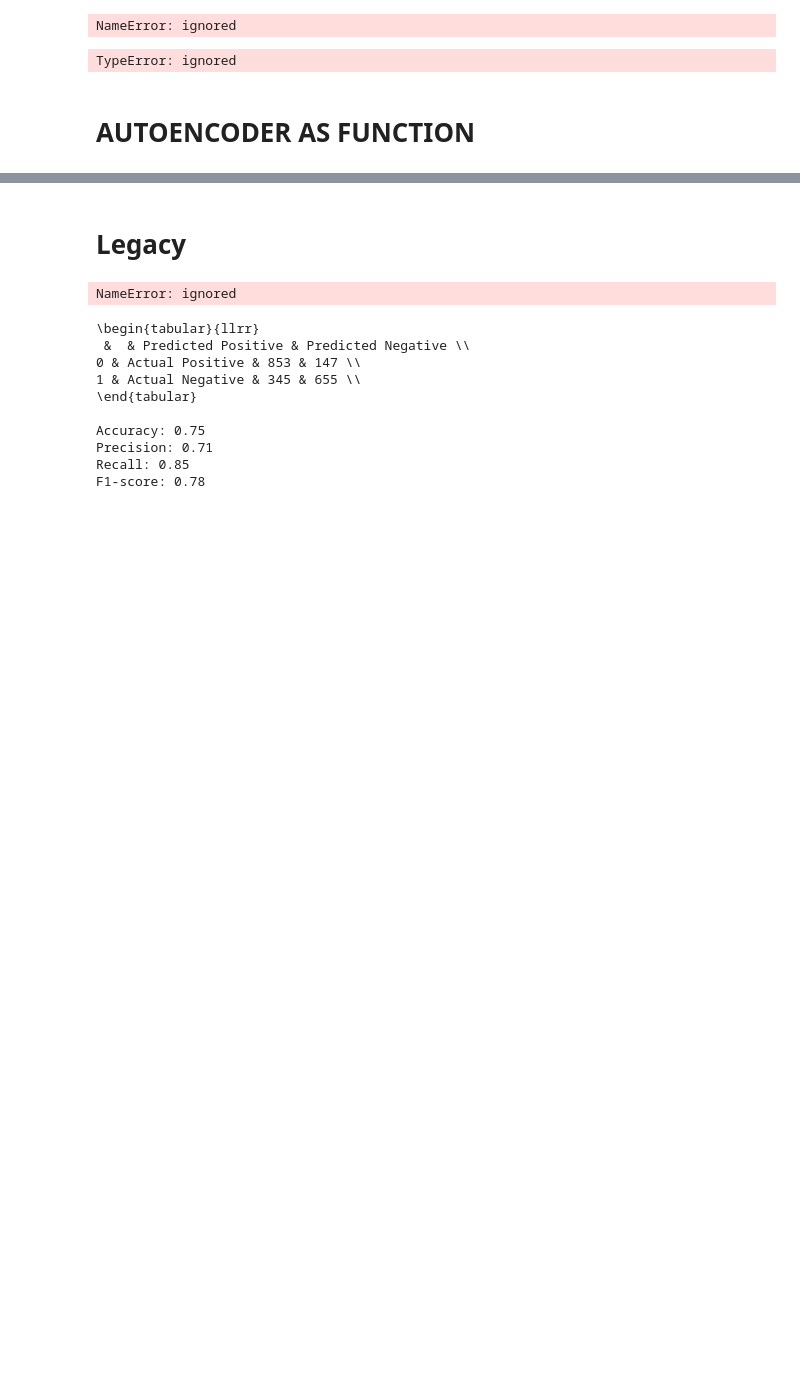
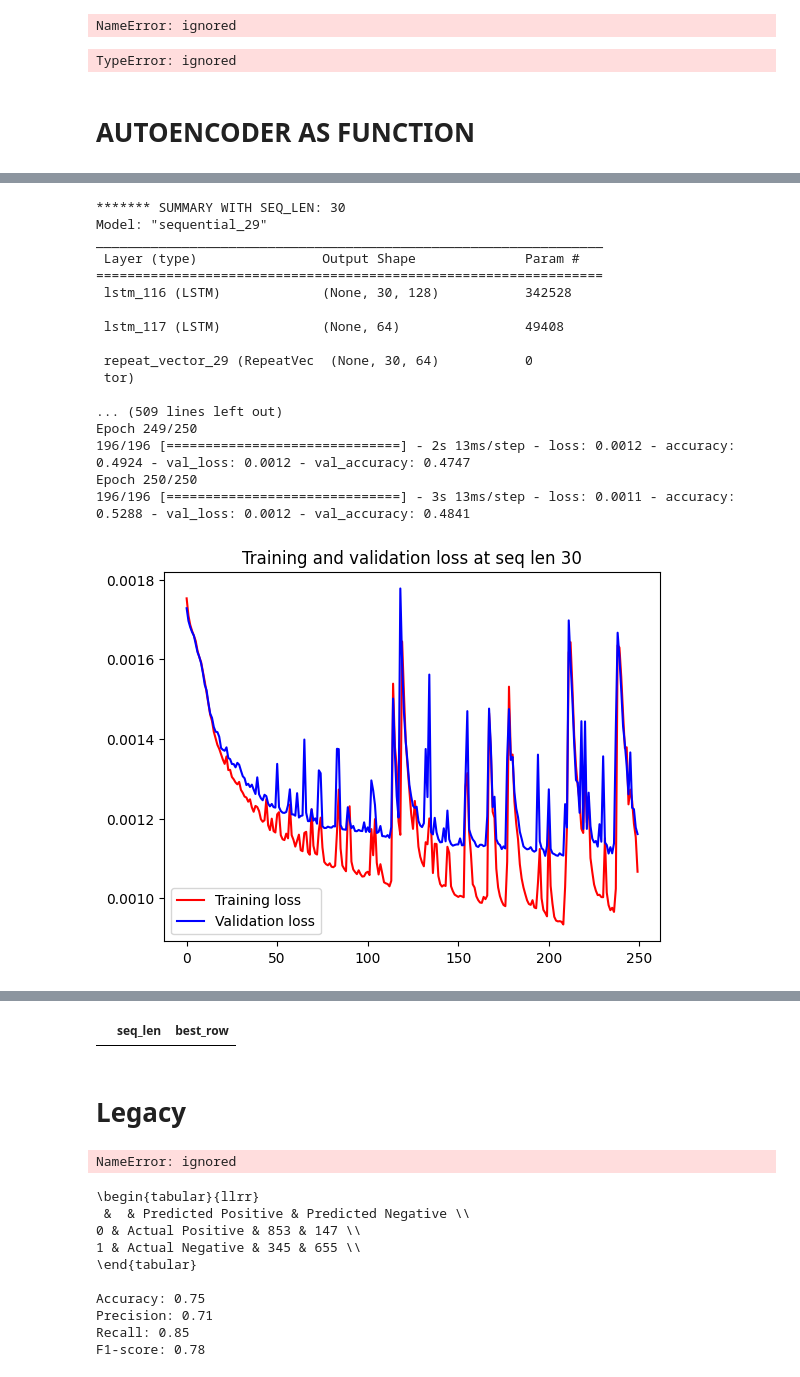
Before and after one commit to Eidell/gRPC-log-LSTM-Anomaly-Detection, a Jupyter notebook: lstm.ipynb, the cells around one changed output, grey strips where cells are left out. Drawn from its saved outputs; the diff is of its cells as text; code cells hidden in the pictures; blank space fills up the shorter version.

```diff
--- a/lstm.ipynb
+++ b/lstm.ipynb
@@ -539,7 +537,7 @@ window_results_df = pd.DataFrame(columns=['seq_len', 'best_acc'])
 
 def autoencode(seq_len, epochs):
 
-  print('TRAINDF SHAPE: ' + str(train_df.shape))
+  #print('TRAINDF SHAPE: ' + str(train_df.shape))
   '''preprosses'''
   def shape(df):
     features = train_df.shape[1]
@@ -553,7 +551,7 @@ def autoencode(seq_len, epochs):
 
   x_train_shaped = shape(train_df.copy())
   x_test_shaped = shape(test_df.copy())
-  print("X_TRAIN_SHAPED SHAPE: " + str(x_train_shaped.shape))
+  #print("X_TRAIN_SHAPED SHAPE: " + str(x_train_shaped.shape))
   '''define model'''
   model = Sequential()
 
@@ -603,13 +601,16 @@ def autoencode(seq_len, epochs):
   X_pred_test = model.predict(x_test_shaped)
   #model.save('model{}.h5'.format(seq_len))
 
-  print("****** MSE CALC *******")
+  #print("****** MSE CALC *******")
   mse_train = calc_mse(x_train_shaped, X_pred)
   mse_test = calc_mse(x_test_shaped, X_pred_test)
 
   print("****** {} THRESHOLD LOOPING *******".format(seq_len))
   current_results_df = threshold_loop(mse_train,mse_test)
 
-
-  best_row = results_df.iloc[results_df['Accuracy'].idxmax()]
-  window_results_df.loc[seq_len] = best_row
+  '''  print("********* RESULTS ********")
+    print(current_results_df)
+    print("***********")
+  '''
+  best_row = current_results_df.iloc[current_results_df['Accuracy'].idxmax()]
+  window_results_df.loc[seq_len] = [seq_len, best_row]
@@ -628,7 +617,7 @@ Name: 13, dtype: float64
 # %%
 window_results_df = pd.DataFrame(columns=['seq_len', 'best_row'])
-epochs = 5
-for seq_len in [10,20]:
+epochs = 100
+for seq_len in [20,30,50,70,100]:
   autoencode(seq_len, epochs)
 window_results_df
 # %% [output]
@@ -656,0 +644,25 @@ Epoch 5/5
+# %%
+results30_df = pd.DataFrame(columns=['seq_len', 'best_row'])
+epochs = 250
+for seq_len in [30]:
+  autoencode(seq_len, epochs)
+results30_df
+# %% [output]
+******* SUMMARY WITH SEQ_LEN: 30
+Model: "sequential_29"
+_________________________________________________________________
+ Layer (type)                Output Shape              Param #
+=================================================================
+ lstm_116 (LSTM)             (None, 30, 128)           342528
+
+ lstm_117 (LSTM)             (None, 64)                49408
+
+ repeat_vector_29 (RepeatVec  (None, 30, 64)           0
+ tor)
+
+... (509 lines left out)
+Epoch 249/250
+196/196 [==============================] - 2s 13ms/step - loss: 0.0012 - accuracy: 0.4924 - val_loss: 0.0012 - val_accuracy: 0.4747
+Epoch 250/250
+196/196 [==============================] - 3s 13ms/step - loss: 0.0011 - accuracy: 0.5288 - val_loss: 0.0012 - val_accuracy: 0.4841
+[figure, added]
@@ -657,3 +673,4 @@ Epoch 5/5
+|  | seq_len | best_row |
 # %% [markdown]
 # Legacy
 # %%
```
Also changed, not shown: parts of 5 cells of this notebook.
